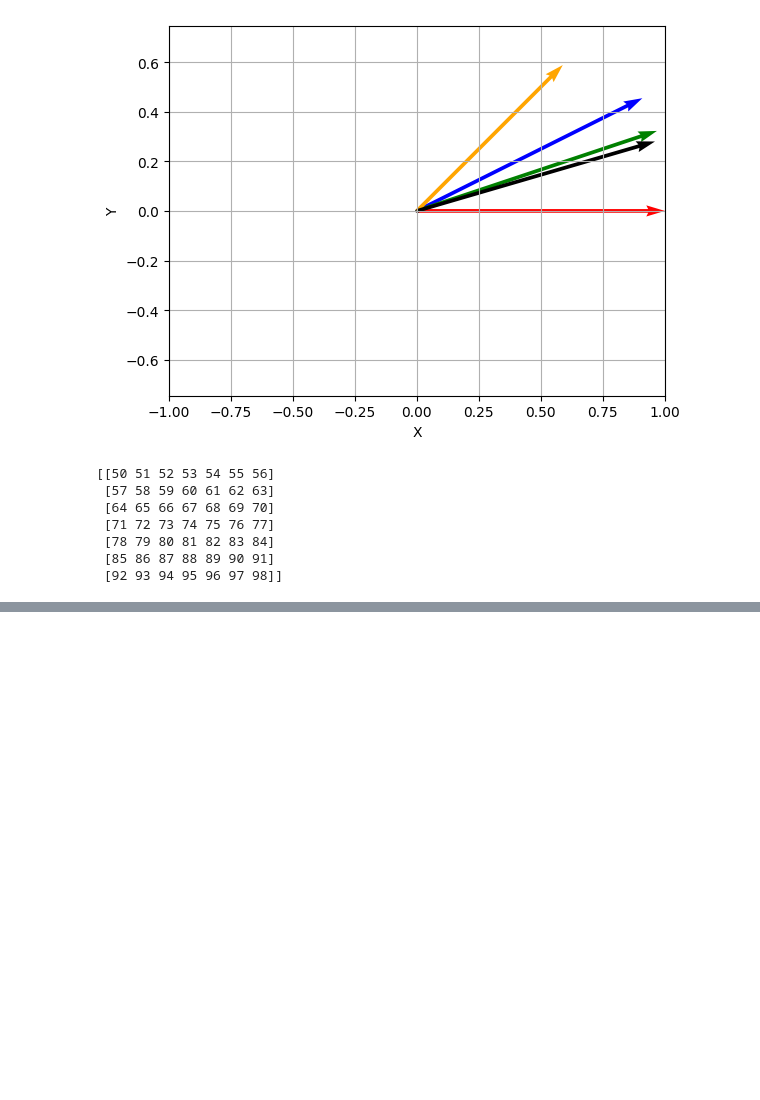
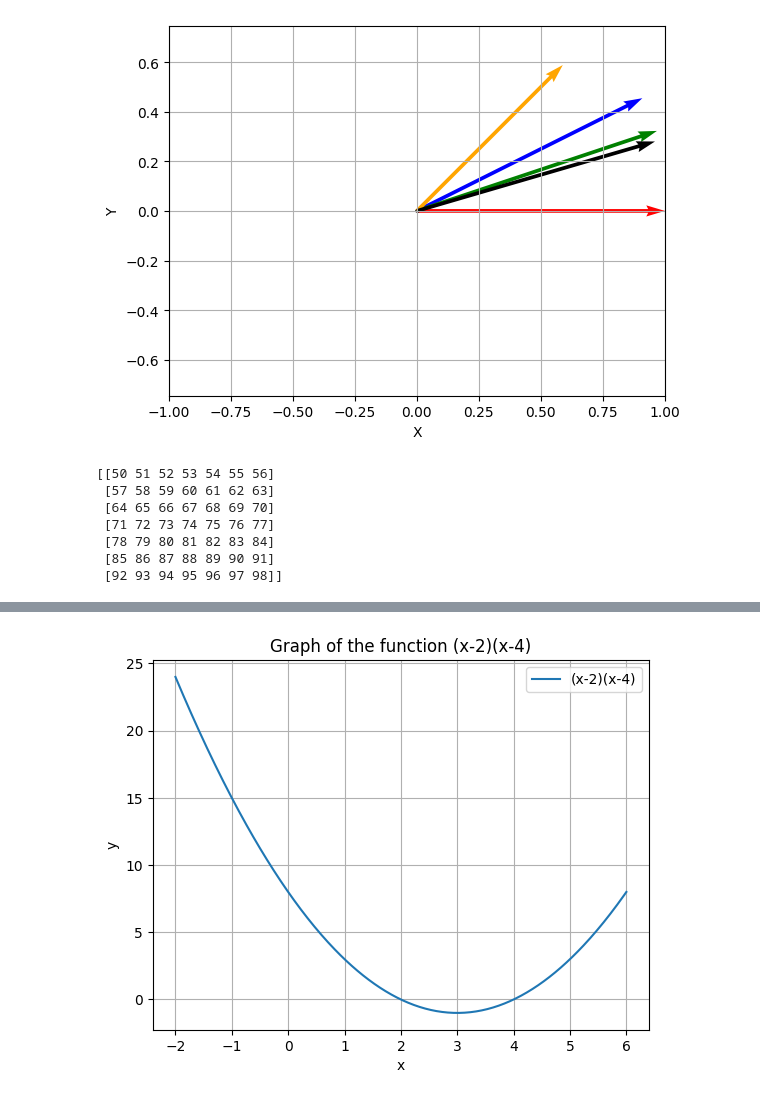
Before and after one commit to Hansespinosa2/cvx-opt-fall24, a Jupyter notebook: homework solutions/working-notebook.ipynb, the cells around one changed output, grey strips where cells are left out. Saved outputs shown, nothing was run; the diff lists cells and outputs as text; code cells hidden in the pictures; blank space fills up the shorter version.

```diff
--- a/homework solutions/working-notebook.ipynb
+++ b/homework solutions/working-notebook.ipynb
@@ -116,0 +115,29 @@ array([50, 51, 52, 53, 54, 55, 56, 57, 58, 59, 60, 61, 62, 63, 64, 65, 66,
+# %%
+import numpy as np
+
+import matplotlib.pyplot as plt
+
+# Define the function
+def f(x):
+	return (x - 2) * (x - 4)
+
+# Generate x values
+x = np.linspace(-2, 6, 400)
+
+# Generate y values
+y = f(x)
+
+# Create the plot
+plt.plot(x, y, label='(x-2)(x-4)')
+
+# Add labels and title
+plt.xlabel('x')
+plt.ylabel('y')
+plt.title('Graph of the function (x-2)(x-4)')
+plt.legend()
+
+# Show the plot
+plt.grid(True)
+plt.show()
+# %% [output]
+[figure, added]
```
Also changed, not shown: parts of 1 cell of this notebook, 12 other files.
